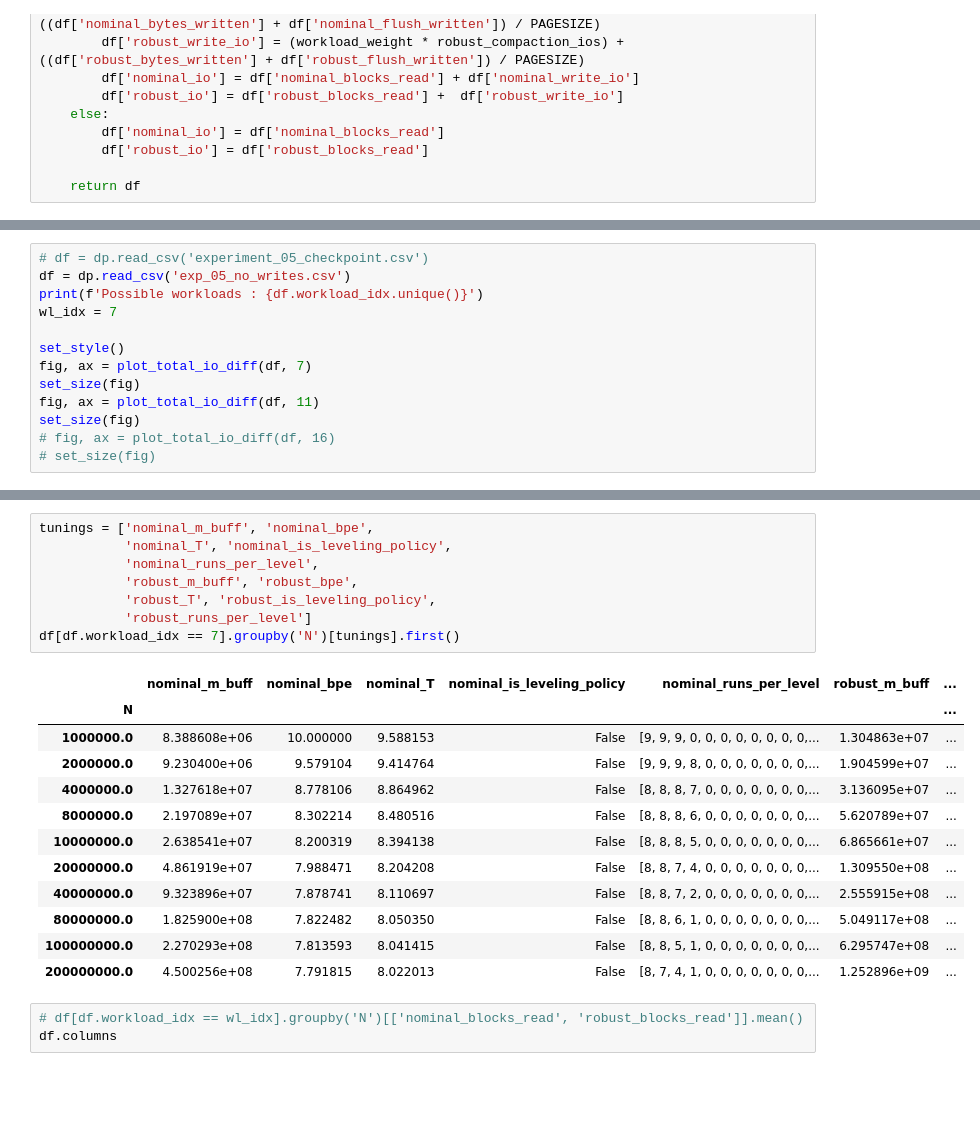
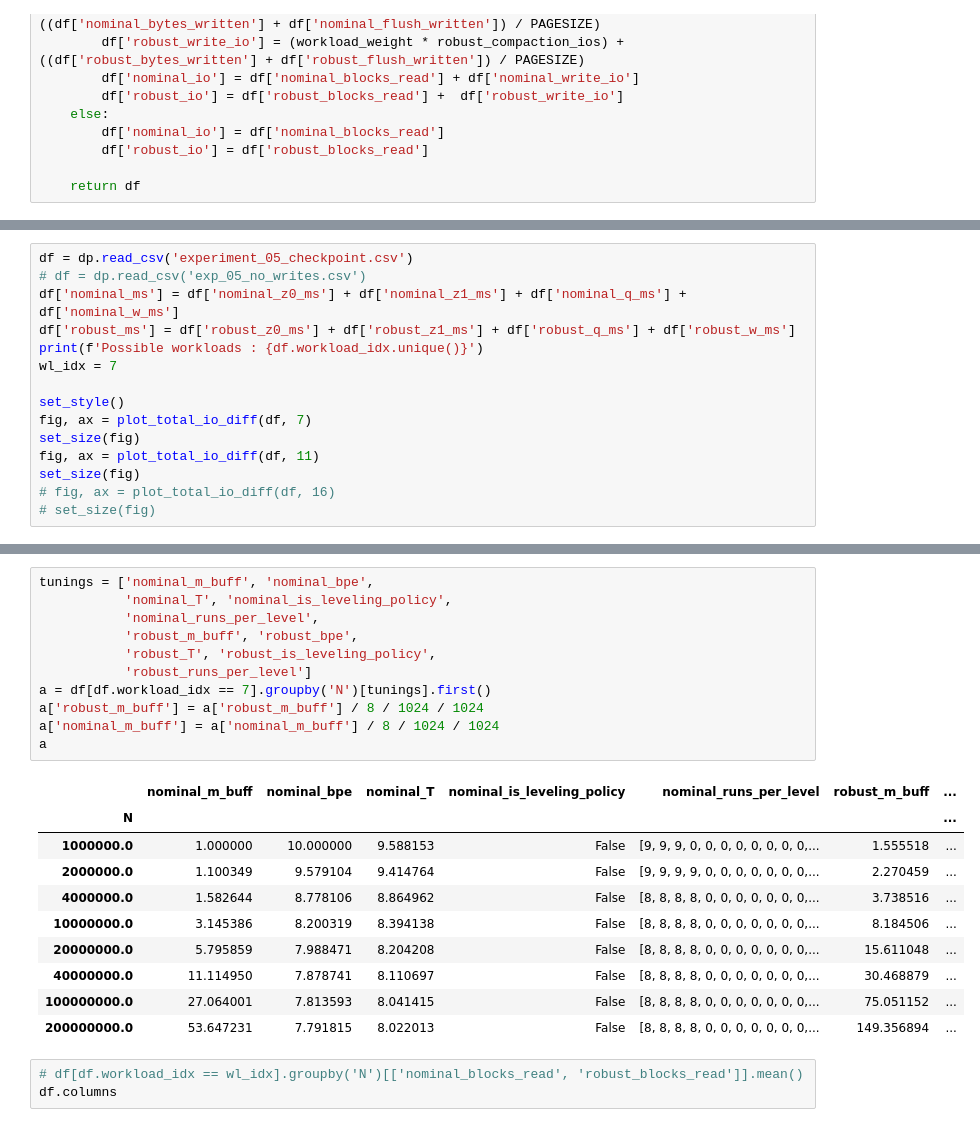
Before and after one commit to Ephoris/robust-lsm-tuning, a Jupyter notebook: endure/visualization/05_scaling.ipynb, the cells around one changed output, grey strips where cells are left out. Saved outputs shown, nothing was run; the diff lists cells and outputs as text; blank space fills up the shorter version.

```diff
--- a/endure/visualization/05_scaling.ipynb
+++ b/endure/visualization/05_scaling.ipynb
@@ -92,8 +96,10 @@ def plot_total_io_diff(df, workload_idx):
 
     return fig, ax
 # %%
-# df = dp.read_csv('experiment_05_checkpoint.csv')
-df = dp.read_csv('exp_05_no_writes.csv')
+df = dp.read_csv('experiment_05_checkpoint.csv')
+# df = dp.read_csv('exp_05_no_writes.csv')
+df['nominal_ms'] = df['nominal_z0_ms'] + df['nominal_z1_ms'] + df['nominal_q_ms'] + df['nominal_w_ms']
+df['robust_ms'] = df['robust_z0_ms'] + df['robust_z1_ms'] + df['robust_q_ms'] + df['robust_w_ms']
 print(f'Possible workloads : {df.workload_idx.unique()}')
 wl_idx = 7
 
@@ -111,24 +117,25 @@ Possible workloads : [ 7 11 16]
 # %%
 tunings = ['nominal_m_buff', 'nominal_bpe',
            'nominal_T', 'nominal_is_leveling_policy',
            'nominal_runs_per_level',
            'robust_m_buff', 'robust_bpe',
            'robust_T', 'robust_is_leveling_policy',
            'robust_runs_per_level']
-df[df.workload_idx == 7].groupby('N')[tunings].first()
+a = df[df.workload_idx == 7].groupby('N')[tunings].first()
+a['robust_m_buff'] = a['robust_m_buff'] / 8 / 1024 / 1024
+a['nominal_m_buff'] = a['nominal_m_buff'] / 8 / 1024 / 1024
+a
 # %% [output]
 |  | nominal_m_buff | nominal_bpe | nominal_T | nominal_is_leveling_policy | nominal_runs_per_level | robust_m_buff | ... |
 | N |  |  |  |  |  |  | ... |
-| 1000000.0 | 8.388608e+06 | 10.000000 | 9.588153 | False | [9, 9, 9, 0, 0, 0, 0, 0, 0, 0, 0,... | 1.304863e+07 | ... |
-| 2000000.0 | 9.230400e+06 | 9.579104 | 9.414764 | False | [9, 9, 9, 8, 0, 0, 0, 0, 0, 0, 0,... | 1.904599e+07 | ... |
-| 4000000.0 | 1.327618e+07 | 8.778106 | 8.864962 | False | [8, 8, 8, 7, 0, 0, 0, 0, 0, 0, 0,... | 3.136095e+07 | ... |
-| 8000000.0 | 2.197089e+07 | 8.302214 | 8.480516 | False | [8, 8, 8, 6, 0, 0, 0, 0, 0, 0, 0,... | 5.620789e+07 | ... |
-| 10000000.0 | 2.638541e+07 | 8.200319 | 8.394138 | False | [8, 8, 8, 5, 0, 0, 0, 0, 0, 0, 0,... | 6.865661e+07 | ... |
-| 20000000.0 | 4.861919e+07 | 7.988471 | 8.204208 | False | [8, 8, 7, 4, 0, 0, 0, 0, 0, 0, 0,... | 1.309550e+08 | ... |
-| 40000000.0 | 9.323896e+07 | 7.878741 | 8.110697 | False | [8, 8, 7, 2, 0, 0, 0, 0, 0, 0, 0,... | 2.555915e+08 | ... |
-| 80000000.0 | 1.825900e+08 | 7.822482 | 8.050350 | False | [8, 8, 6, 1, 0, 0, 0, 0, 0, 0, 0,... | 5.049117e+08 | ... |
-| 100000000.0 | 2.270293e+08 | 7.813593 | 8.041415 | False | [8, 8, 5, 1, 0, 0, 0, 0, 0, 0, 0,... | 6.295747e+08 | ... |
-| 200000000.0 | 4.500256e+08 | 7.791815 | 8.022013 | False | [8, 7, 4, 1, 0, 0, 0, 0, 0, 0, 0,... | 1.252896e+09 | ... |
+| 1000000.0 | 1.000000 | 10.000000 | 9.588153 | False | [9, 9, 9, 0, 0, 0, 0, 0, 0, 0, 0,... | 1.555518 | ... |
+| 2000000.0 | 1.100349 | 9.579104 | 9.414764 | False | [9, 9, 9, 9, 0, 0, 0, 0, 0, 0, 0,... | 2.270459 | ... |
+| 4000000.0 | 1.582644 | 8.778106 | 8.864962 | False | [8, 8, 8, 8, 0, 0, 0, 0, 0, 0, 0,... | 3.738516 | ... |
+| 10000000.0 | 3.145386 | 8.200319 | 8.394138 | False | [8, 8, 8, 8, 0, 0, 0, 0, 0, 0, 0,... | 8.184506 | ... |
+| 20000000.0 | 5.795859 | 7.988471 | 8.204208 | False | [8, 8, 8, 8, 0, 0, 0, 0, 0, 0, 0,... | 15.611048 | ... |
+| 40000000.0 | 11.114950 | 7.878741 | 8.110697 | False | [8, 8, 8, 8, 0, 0, 0, 0, 0, 0, 0,... | 30.468879 | ... |
+| 100000000.0 | 27.064001 | 7.813593 | 8.041415 | False | [8, 8, 8, 8, 0, 0, 0, 0, 0, 0, 0,... | 75.051152 | ... |
+| 200000000.0 | 53.647231 | 7.791815 | 8.022013 | False | [8, 8, 8, 8, 0, 0, 0, 0, 0, 0, 0,... | 149.356894 | ... |
 # %%
 # df[df.workload_idx == wl_idx].groupby('N')[['nominal_blocks_read', 'robust_blocks_read']].mean()
 df.columns
```
Also changed, not shown: parts of 2 cells of this notebook, 1 other file.
